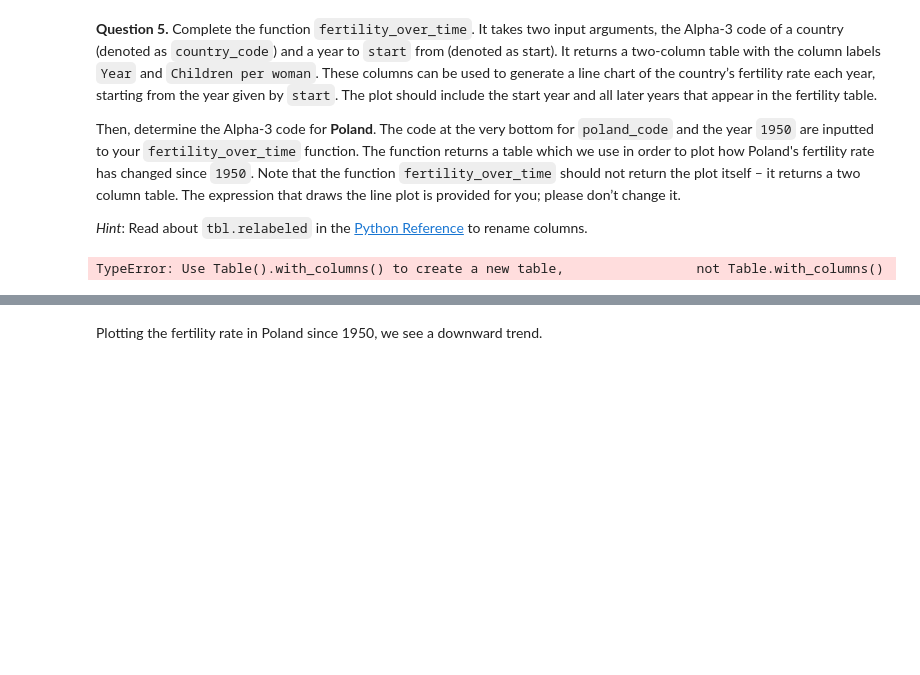
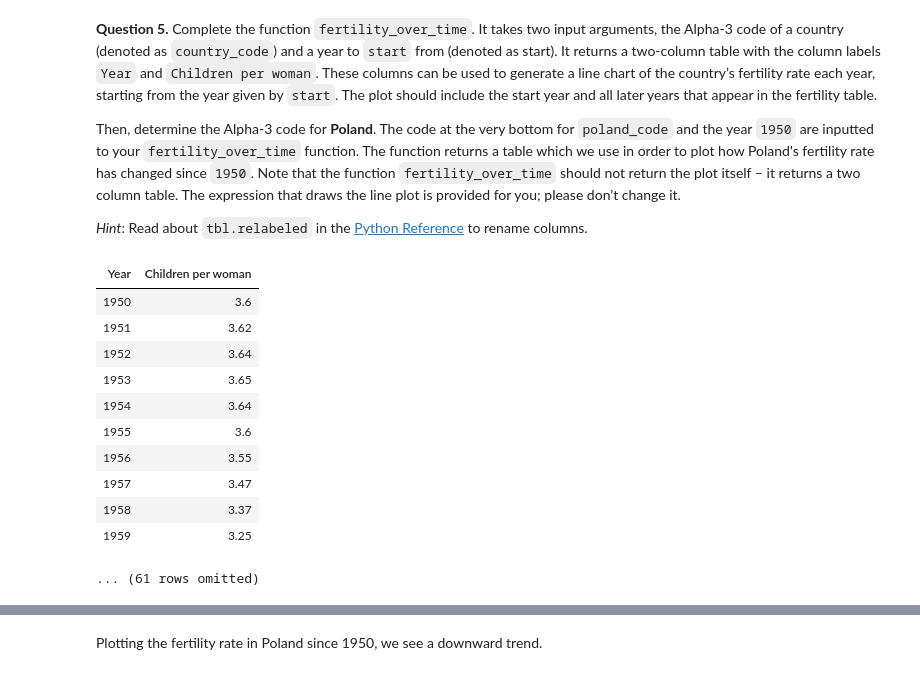
Before and after one commit to cplahn/cplahn_DATA_Fall, a Jupyter notebook: project1/project1.ipynb, the cells around one changed output, grey strips where cells are left out. Cells and saved outputs as stored; diff of their text form; code cells hidden in the pictures; blank space fills up the shorter version.

```diff
--- a/project1/project1.ipynb
+++ b/project1/project1.ipynb
@@ -240,22 +241,31 @@ _Hint_: Read about `tbl.relabeled` in the [Python Reference](https://www.data8.o
 # %%
 def fertility_over_time(country_code, start):
     """Create a two-column table that describes a country's total fertility rate each year."""
-    # It's a good idea (but not required) to use multiple lines in your solution.
-    geo_code=fertility.where('geo',are.containing(country_code))
-    starting_point=geo_code.where('time',are.above_or_equal_to(start))
-    time_array=starting_point.column('time')
-    ferti_array=starting_point.column('children_per_woman_total_fertility')
-
-    return Table.with_columns(
-        'Year',time_array,
-        'Children per woman',ferti_array
+    geo_code = fertility.where('geo', country_code)
+    starting_point = geo_code.where('time', are.above_or_equal_to(start))
+    time_array = starting_point.column('time')
+    ferti_array = starting_point.column('children_per_woman_total_fertility')
+    return Table().with_columns(
+        'Year', time_array,
+        'Children per woman', ferti_array
     )
 
 
 poland_code = 'pol'
 fertility_over_time(poland_code, 1950)
 # %% [output]
+| Year | Children per woman |
+| 1950 | 3.6 |
+| 1951 | 3.62 |
+| 1952 | 3.64 |
+| 1953 | 3.65 |
+| 1954 | 3.64 |
+| 1955 | 3.6 |
+| 1956 | 3.55 |
+| 1957 | 3.47 |
+| 1958 | 3.37 |
+| 1959 | 3.25 |
-TypeError: Use Table().with_columns() to create a new table,                 not Table.with_columns()
+... (61 rows omitted)
 # %%
 grader.check("q1_5")
 # %% [output]
```
Also changed, not shown: parts of 7 cells of this notebook, 1 other file.
